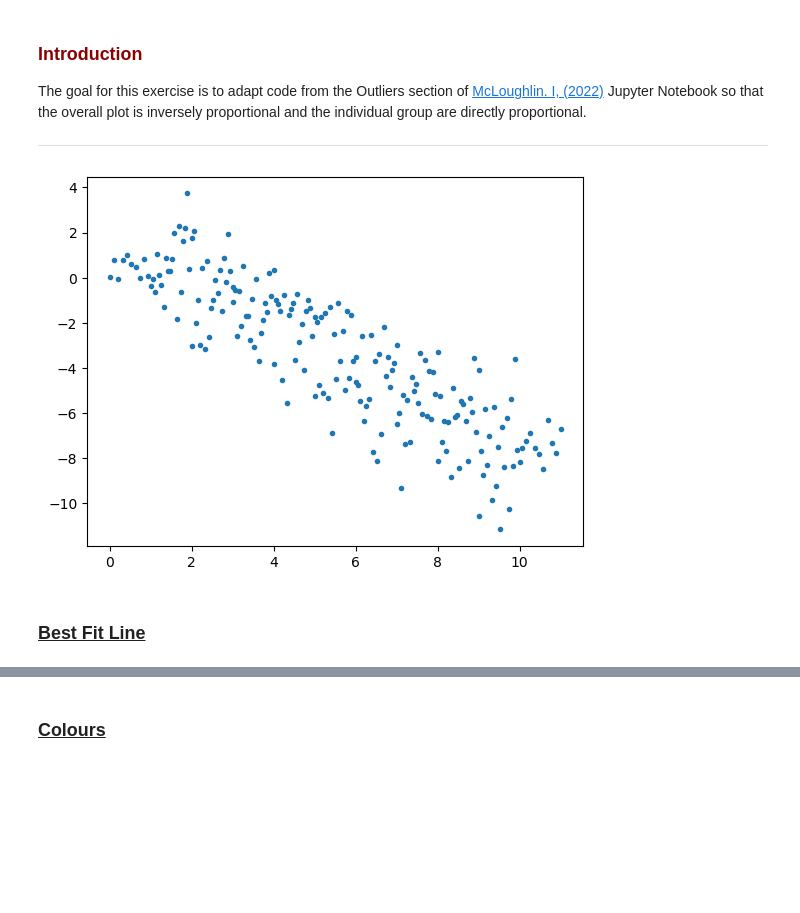
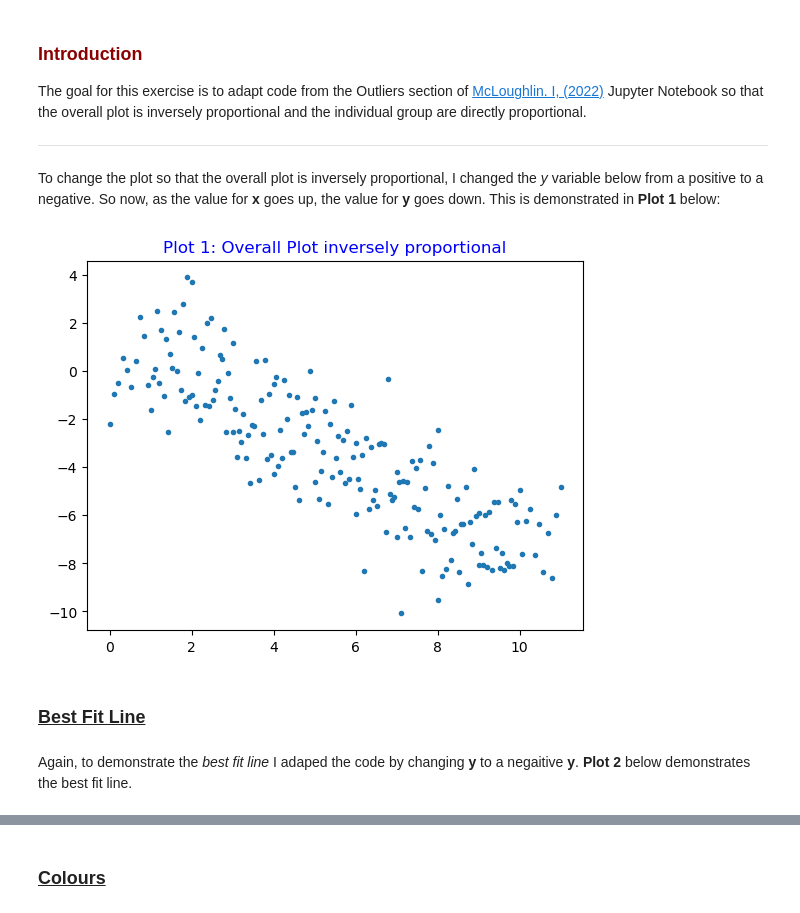
Before and after one commit to OCorry/funddaata2022-assessment, a Jupyter notebook: Practicals/04-Outliers-Exercises.ipynb, the cells around one changed output, grey strips where cells are left out. Drawn from its saved outputs; the diff is of its cells as text; code cells hidden in the pictures; blank space fills up the shorter version.

```diff
--- a/Practicals/04-Outliers-Exercises.ipynb
+++ b/Practicals/04-Outliers-Exercises.ipynb
@@ -157,7 +157,7 @@ The goal for this exercise is to adapt code from the Outliers section of <a href
 xs = np.array([np.linspace(i, i + 2.0, 20) for i in range(10)])
 # %%
 # Create a corresponding series of y vectors.
-ys = np.array([1.0 * xs[i] - 2 * i for i in range(len(xs))])
+ys = np.array([-1.0 * xs[i] + 2 * i for i in range(len(xs))])
 
 # Add some noise.
 ys = ys + np.random.normal(0.0, 1.0, ys.shape)
@@ -165,11 +165,14 @@ ys = ys + np.random.normal(0.0, 1.0, ys.shape)
 # Create global list of x and y values.
 x = xs.flatten()
 y = ys.flatten()
+# %% [markdown]
+To change the plot so that the overall plot is inversely proportional, I changed the *y* variable below from a positive to a negative. So now, as the value for **x** goes up, the value for **y** goes down. This is demonstrated in **Plot 1** below:
 # %%
-# Plot.
-plt.plot(x, y, '.');
+# Plot
+plt.plot(x, -y, '.');
+plt.title('Plot 1: Overall Plot inversely proportional', color = "blue");
 # %% [output]
-[figure, old version]
+[figure, new version]
 # %% [markdown]
 ### <ins>Best Fit Line</ins>
 # %%
@@ -180,5 +183,7 @@ m, c = np.polyfit(x, y, 1)
 xbestfit = np.linspace(x.min(), x.max(), 1000)
 # Create corresponding y values form best fit line.
 ybestfit = m * xbestfit + c
+# %% [markdown]
+Again, to demonstrate the *best fit line* I adaped the code by changing **y** to a negaitive **y**. **Plot 2** below demonstrates the best fit line.
 # %%
 # Plot points.
```
Also changed, not shown: parts of 9 cells of this notebook.
